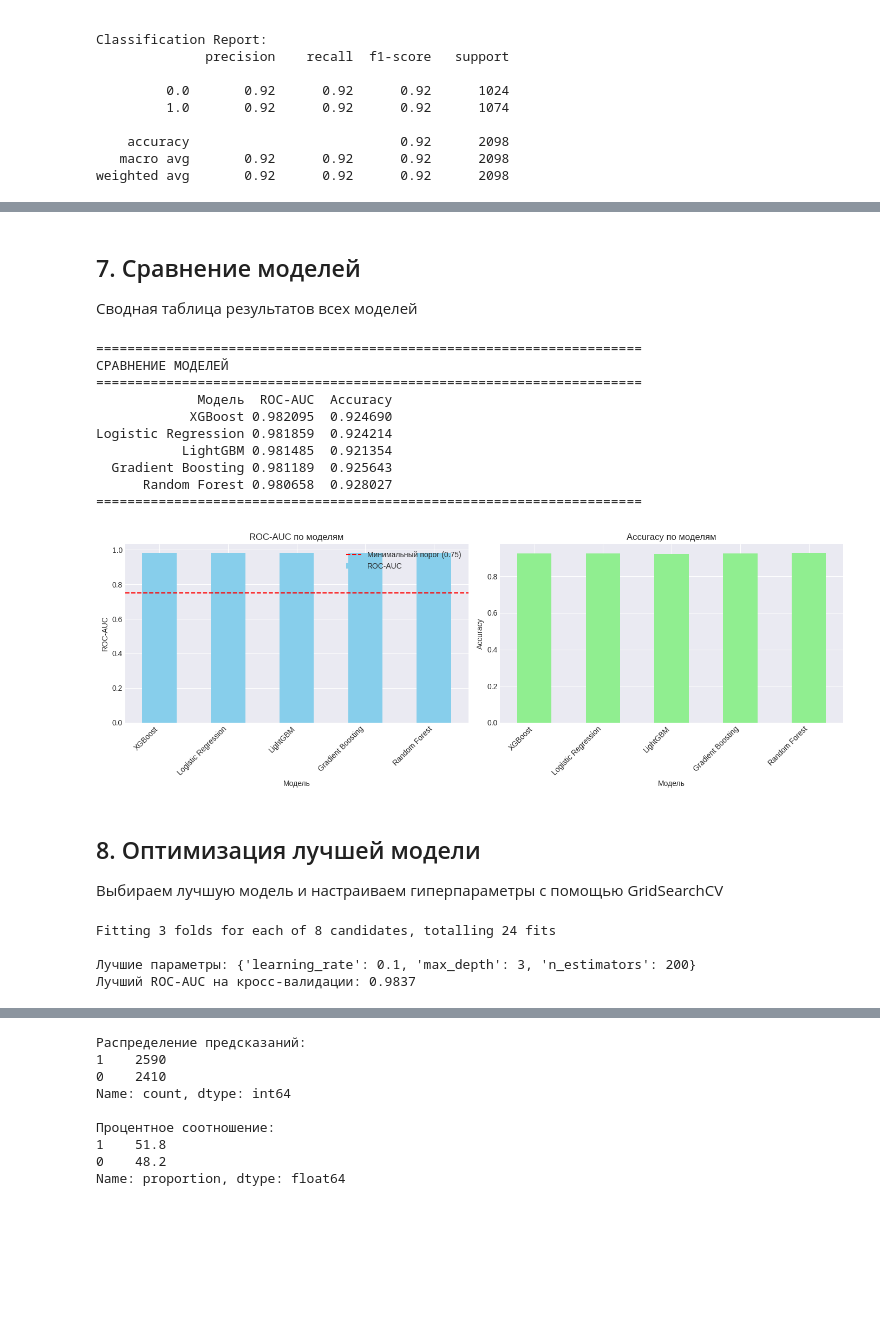
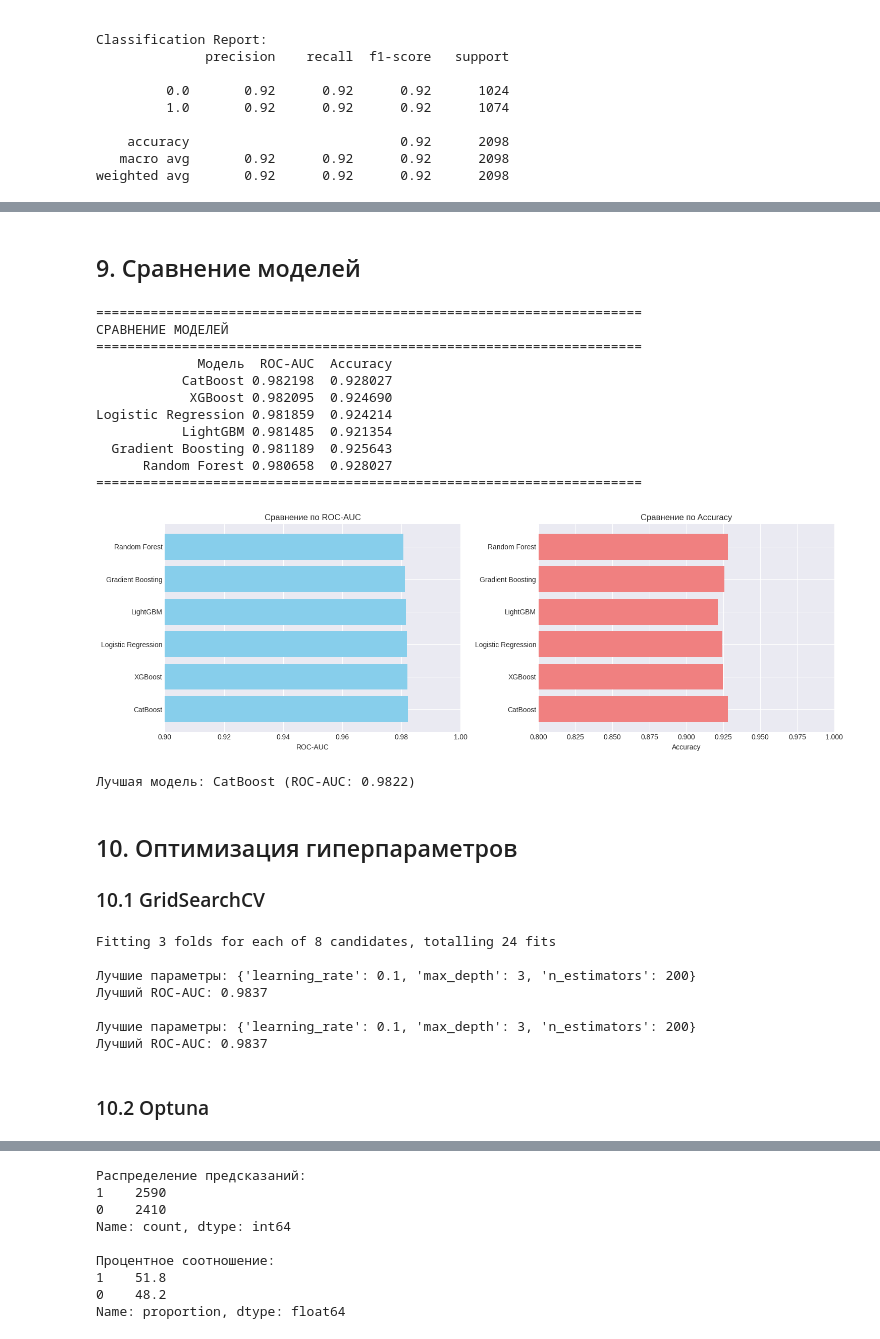
Before and after one commit to kw4zz1/ML_MAI, a Jupyter notebook: Lab2/lab2.ipynb, the cells around one changed output, grey strips where cells are left out. Drawn from its saved outputs; the diff is of its cells as text; code cells hidden in the pictures; blank space fills up the shorter version.

```diff
--- a/Lab2/lab2.ipynb
+++ b/Lab2/lab2.ipynb
@@ -392,4 +683,9 @@ NaN в X_test: 0
 # %%
+# Масштабируем признаки после очистки от NaN
+scaler_final = StandardScaler()
+X_train_scaled = scaler_final.fit_transform(X_train)
+X_test_scaled = scaler_final.transform(X_test)
+
 # Разделяем данные на train и validation с сохранением пропорций классов
 X_tr, X_val, y_tr, y_val = train_test_split(
     X_train_scaled, y_train,
@@ -614,68 +1076,66 @@ weighted avg       0.92      0.92      0.92      2098
 # %% [markdown]
-## 7. Сравнение моделей
-
-Сводная таблица результатов всех моделей
+## 9. Сравнение моделей
 # %%
-# Создаем сводную таблицу результатов
+# Сравнение всех моделей
 results = pd.DataFrame({
-    'Модель': ['Logistic Regression', 'Random Forest', 'Gradient Boosting', 'XGBoost', 'LightGBM'],
-    'ROC-AUC': [roc_auc_log, roc_auc_rf, roc_auc_gb, roc_auc_xgb, roc_auc_lgbm],
-    'Accuracy': [accuracy_log, accuracy_rf, accuracy_gb, accuracy_xgb, accuracy_lgbm]
+    'Модель': ['Logistic Regression', 'Random Forest', 'Gradient Boosting', 'XGBoost', 'LightGBM', 'CatBoost'],
+    'ROC-AUC': [roc_auc_log, roc_auc_rf, roc_auc_gb, roc_auc_xgb, roc_auc_lgbm, roc_auc_catboost],
+    'Accuracy': [accuracy_log, accuracy_rf, accuracy_gb, accuracy_xgb, accuracy_lgbm, accuracy_catboost]
 })
 
 results = results.sort_values('ROC-AUC', ascending=False).reset_index(drop=True)
 
 print("=" * 70)
 print("СРАВНЕНИЕ МОДЕЛЕЙ")
 print("=" * 70)
 print(results.to_string(index=False))
 print("=" * 70)
 
 # Визуализация
-fig, ax = plt.subplots(1, 2, figsize=(14, 5))
+fig, ax = plt.subplots(1, 2, figsize=(15, 5))
 
-results.plot(x='Модель', y='ROC-AUC', kind='bar', ax=ax[0], color='skyblue', legend=False)
-ax[0].set_title('ROC-AUC по моделям')
-ax[0].set_ylabel('ROC-AUC')
-ax[0].set_xticklabels(results['Модель'], rotation=45, ha='right')
-ax[0].axhline(y=0.75, color='r', linestyle='--', label='Минимальный порог (0.75)')
-ax[0].legend()
+ax[0].barh(results['Модель'], results['ROC-AUC'], color='skyblue')
+ax[0].set_xlabel('ROC-AUC')
+ax[0].set_title('Сравнение по ROC-AUC')
+ax[0].set_xlim([0.9, 1.0])
 
-results.plot(x='Модель', y='Accuracy', kind='bar', ax=ax[1], color='lightgreen', legend=False)
-ax[1].set_title('Accuracy по моделям')
-ax[1].set_ylabel('Accuracy')
-ax[1].set_xticklabels(results['Модель'], rotation=45, ha='right')
+ax[1].barh(results['Модель'], results['Accuracy'], color='lightcoral')
+ax[1].set_xlabel('Accuracy')
+ax[1].set_title('Сравнение по Accuracy')
+ax[1].set_xlim([0.8, 1.0])
 
 plt.tight_layout()
 plt.show()
+
+print(f"\nЛучшая модель: {results.iloc[0]['Модель']} (ROC-AUC: {results.iloc[0]['ROC-AUC']:.4f})")
 # %% [output]
 ======================================================================
 СРАВНЕНИЕ МОДЕЛЕЙ
 ======================================================================
              Модель  ROC-AUC  Accuracy
+           CatBoost 0.982198  0.928027
             XGBoost 0.982095  0.924690
 Logistic Regression 0.981859  0.924214
            LightGBM 0.981485  0.921354
   Gradient Boosting 0.981189  0.925643
       Random Forest 0.980658  0.928027
 ======================================================================
-[figure, old version]
+[figure, new version]
+Лучшая модель: CatBoost (ROC-AUC: 0.9822)
 # %% [markdown]
-## 8. Оптимизация лучшей модели
+## 10. Оптимизация гиперпараметров
 
-Выбираем лучшую модель и настраиваем гиперпараметры с помощью GridSearchCV
+### 10.1 GridSearchCV
 # %%
-# Выберем лучшую модель (XGBoost показал лучший ROC-AUC)
+# Подбор гиперпараметров с помощью GridSearchCV
 param_grid = {
     'n_estimators': [100, 200],
     'max_depth': [3, 5],
     'learning_rate': [0.05, 0.1]
 }
 
-# Используем StratifiedKFold для кросс-валидации
 skf = StratifiedKFold(n_splits=3, shuffle=True, random_state=42)
 
-# GridSearchCV
 grid_search = GridSearchCV(
     XGBClassifier(random_state=42),
     param_grid,
@@ -688,12 +1148,16 @@ grid_search = GridSearchCV(
 grid_search.fit(X_tr, y_tr)
 
 print(f"\nЛучшие параметры: {grid_search.best_params_}")
-print(f"Лучший ROC-AUC на кросс-валидации: {grid_search.best_score_:.4f}")
+print(f"Лучший ROC-AUC: {grid_search.best_score_:.4f}")
 
-# Обучаем финальную модель с лучшими параметрами
 best_model = grid_search.best_estimator_
 # %% [output]
 Fitting 3 folds for each of 8 candidates, totalling 24 fits
 
 Лучшие параметры: {'learning_rate': 0.1, 'max_depth': 3, 'n_estimators': 200}
-Лучший ROC-AUC на кросс-валидации: 0.9837
+Лучший ROC-AUC: 0.9837
+
+Лучшие параметры: {'learning_rate': 0.1, 'max_depth': 3, 'n_estimators': 200}
+Лучший ROC-AUC: 0.9837
+# %% [markdown]
+### 10.2 Optuna
```
Also changed, not shown: parts of 40 cells of this notebook, 5 other files.
